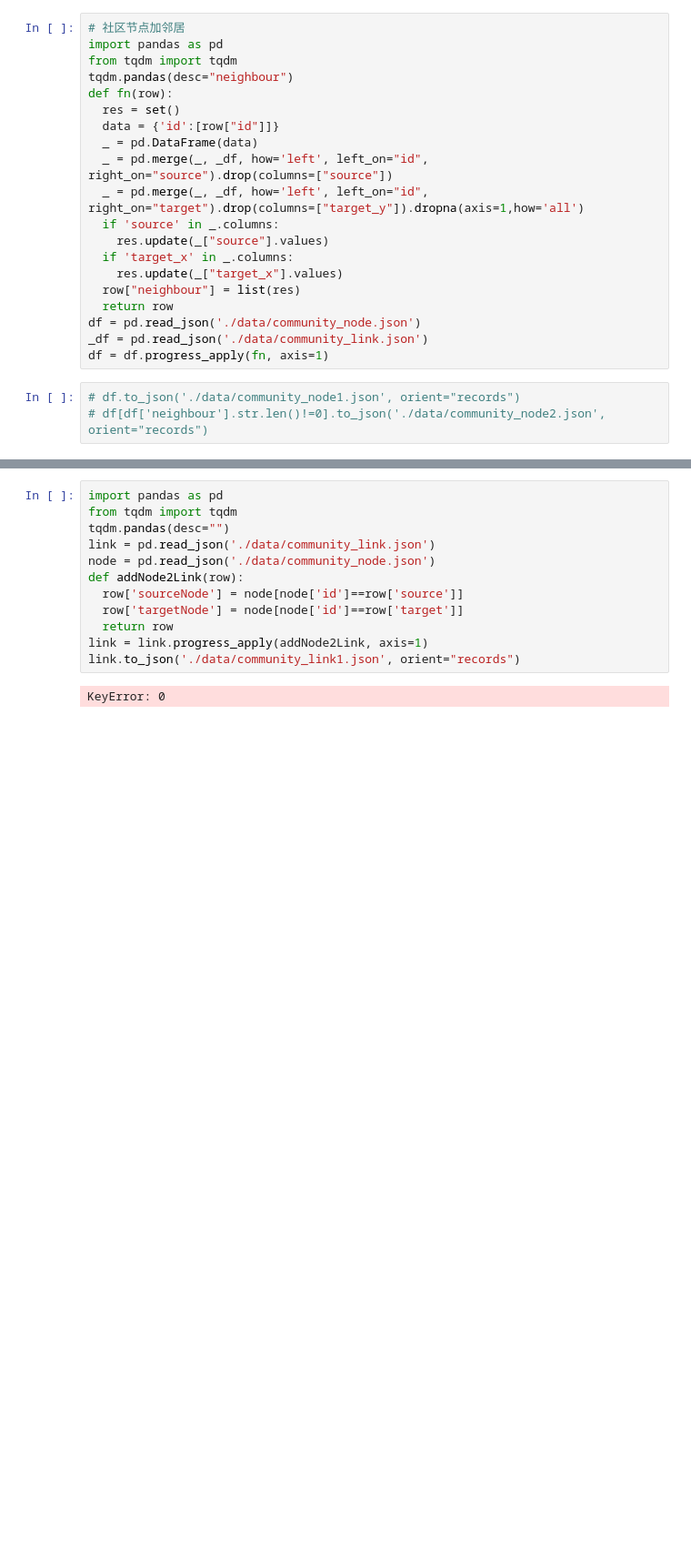
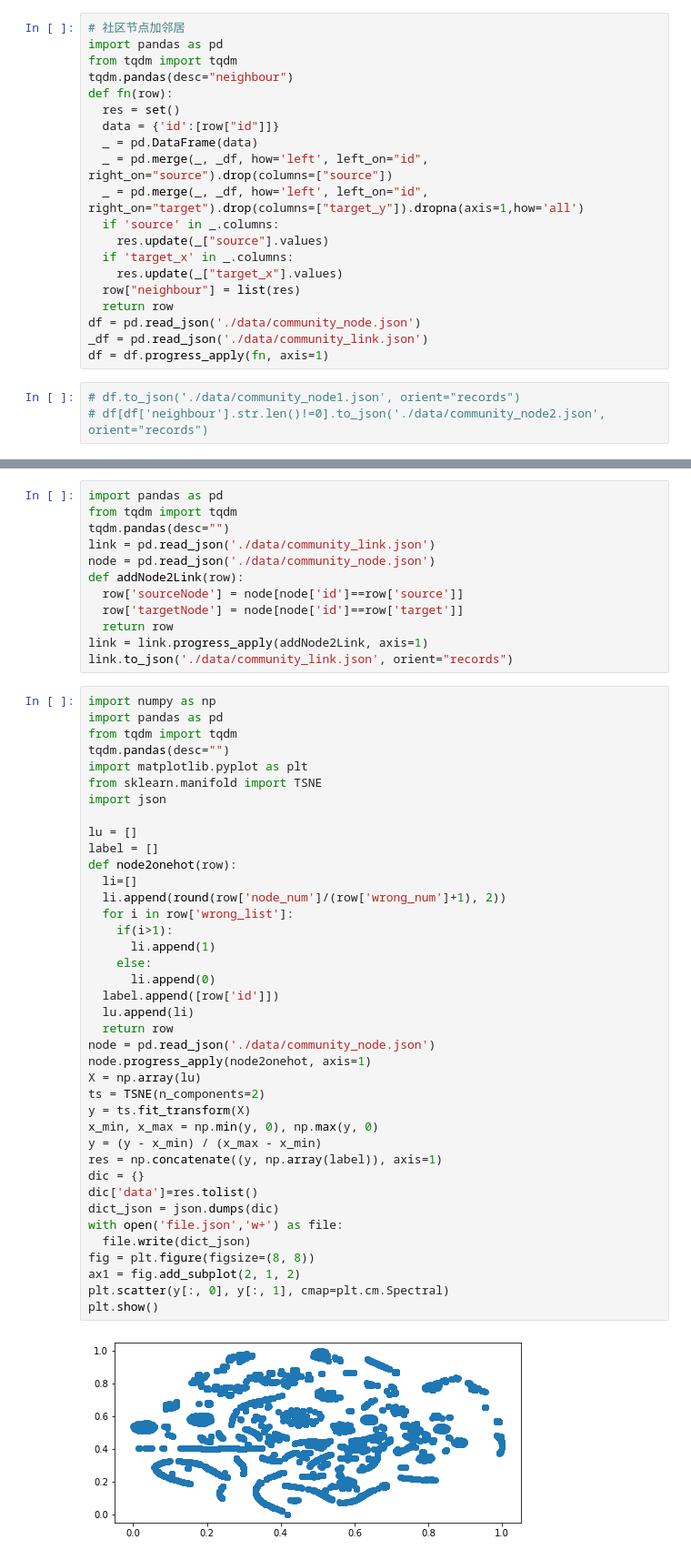
Before and after one commit to Viva525/ChinaVis22_End, a Jupyter notebook: process.ipynb, the cells around one changed output, grey strips where cells are left out. Shown at 91% size. Drawn from its saved outputs; the diff is of its cells as text; blank space fills up the shorter version.

```diff
--- a/process.ipynb
+++ b/process.ipynb
@@ -420,6 +413,45 @@ def addNode2Link(row):
   row['targetNode'] = node[node['id']==row['target']]
   return row
 link = link.progress_apply(addNode2Link, axis=1)
-link.to_json('./data/community_link1.json', orient="records")
+link.to_json('./data/community_link.json', orient="records")
-# %% [output]
-KeyError: 0
+# %%
+import numpy as np
+import pandas as pd
+from tqdm import tqdm
+tqdm.pandas(desc="")
+import matplotlib.pyplot as plt
+from sklearn.manifold import TSNE
+import json
+
+lu = []
+label = []
+def node2onehot(row):
+  li=[]
+  li.append(round(row['node_num']/(row['wrong_num']+1), 2))
+  for i in row['wrong_list']:
+    if(i>1):
+      li.append(1)
+    else:
+      li.append(0)
+  label.append([row['id']])
+  lu.append(li)
+  return row
+node = pd.read_json('./data/community_node.json')
+node.progress_apply(node2onehot, axis=1)
+X = np.array(lu)
+ts = TSNE(n_components=2)
+y = ts.fit_transform(X)
+x_min, x_max = np.min(y, 0), np.max(y, 0)
+y = (y - x_min) / (x_max - x_min)
+res = np.concatenate((y, np.array(label)), axis=1)
+dic = {}
+dic['data']=res.tolist()
+dict_json = json.dumps(dic)
+with open('file.json','w+') as file:
+  file.write(dict_json)
+fig = plt.figure(figsize=(8, 8))
+ax1 = fig.add_subplot(2, 1, 2)
+plt.scatter(y[:, 0], y[:, 1], cmap=plt.cm.Spectral)
+plt.show()
+# %% [output]
+[figure, added]
```
Also changed, not shown: parts of 2 cells of this notebook, 5 other files.
